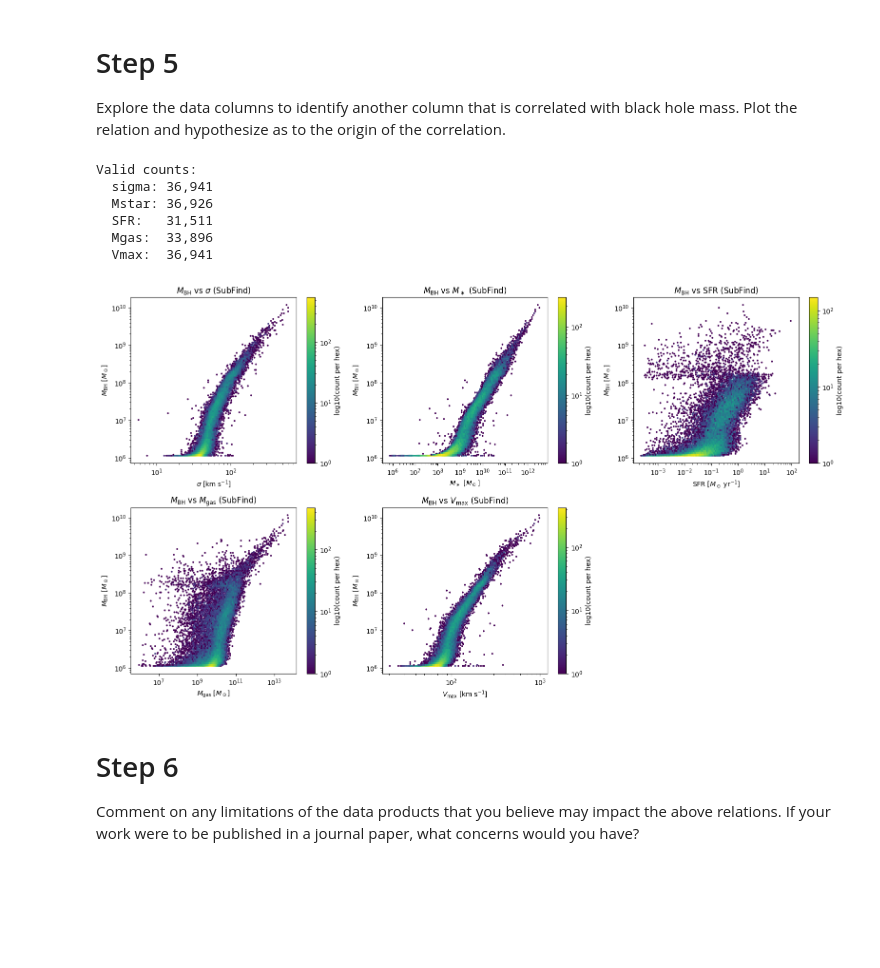
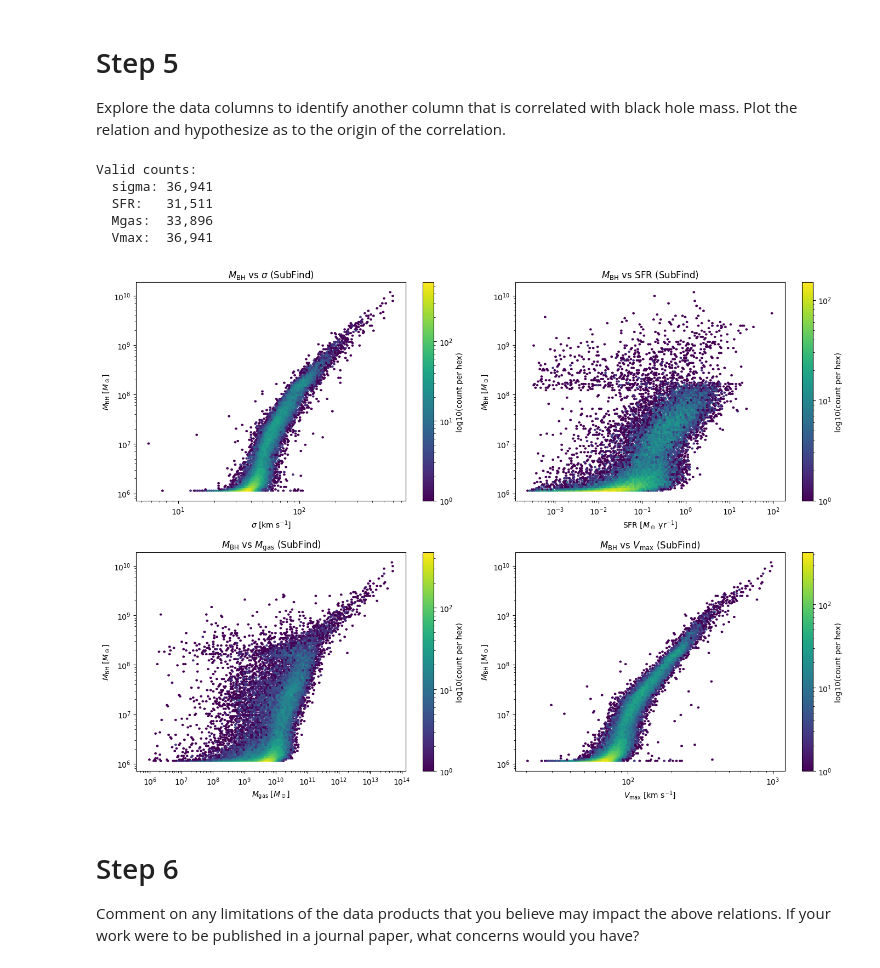
Before and after one commit to zangston/ASTR-5140, a Jupyter notebook: project3/project3.ipynb, the cells around one changed output. Drawn from its saved outputs; the diff is of its cells as text; code cells hidden in the pictures; blank space fills up the shorter version.

```diff
--- a/project3/project3.ipynb
+++ b/project3/project3.ipynb
@@ -22,7 +25,7 @@ group_fields = ['GroupMass', 'GroupBHMass', 'Group_M_Crit200']
 groups = il.groupcat.loadHalos(basePath, 99, fields=group_fields)
 
 # Load Subfind group catalog
-subhalo_fields = ['SubhaloMass', 'SubhaloBHMass', 'SubhaloMassType', 'SubhaloVelDisp', 'SubhaloSFRinRad', 'SubhaloVmax']
+subhalo_fields = ['SubhaloMass', 'SubhaloBHMass', 'SubhaloMassType', 'SubhaloVelDisp', 'SubhaloSFRinRad', 'SubhaloVmax', 'SubhaloGrNr', 'SubhaloBHMdot']
 subhalos = il.groupcat.loadSubhalos(basePath, 99, fields=subhalo_fields)
 # %% [markdown]
 ## Step 1
@@ -272,19 +275,17 @@ the relation and hypothesize as to the origin of the correlation.
 # %%
 # -----------------------------------------
 # STEP 5 — Explore correlations with MBH
-# Panels: sigma, M*, SFR, Mgas, Vmax
+# Panels: sigma, SFR, Mgas, Vmax
 # -----------------------------------------
-#  - SubhaloVelDisp (sigma): M_BH–sigma relation supported by literature. sigma traces central potential depth.
-#  - Stellar mass (M*): feels self explanatory; links BH growth to galaxy buildup
-#  - SFR: tests whether BH mass tracks ongoing star formation
-#  - Gas mass (Mgas): does BH mass correlate with gas reservoir for star formation?
-#  - Vmax: traces halo/galaxy potential depth
+#  - SubhaloVelDisp (sigma): classic M_BH–sigma relation
+#  - SFR: does BH mass correlate with ongoing star formation?
+#  - Gas mass (Mgas): correlation with cold gas reservoir?
+#  - Vmax: traces depth of potential well
 
 MBH = subhalos["SubhaloBHMass"] * 1e10 / h  # Msun
 
 sigma = subhalos["SubhaloVelDisp"]          # km/s
-Mstar = subhalos["SubhaloMassType"][:, 4] * 1e10 / h  # Type 4 = stars, Msun
-SFR   = subhalos["SubhaloSFRinRad"]              # Msun/yr
+SFR   = subhalos["SubhaloSFRinRad"]         # Msun/yr
 Mgas  = subhalos["SubhaloMassType"][:, 0] * 1e10 / h  # Type 0 = gas, Msun
 Vmax  = subhalos["SubhaloVmax"]             # km/s
 
@@ -294,24 +295,22 @@ def finite_pos(*arrs):
         m &= np.isfinite(a) & (a > 0)
     return m
 
-# Masks for each panel (ensure log-safe)
+# Masks for each panel (log-safe)
 m_sigma = finite_pos(sigma, MBH)
-m_star  = finite_pos(Mstar, MBH)
 m_sfr   = finite_pos(SFR, MBH)
 m_gas   = finite_pos(Mgas, MBH)
 m_vmax  = finite_pos(Vmax, MBH)
 
 print(f"Valid counts:")
 print(f"  sigma: {m_sigma.sum():,}")
-print(f"  Mstar: {m_star.sum():,}")
 print(f"  SFR:   {m_sfr.sum():,}")
 print(f"  Mgas:  {m_gas.sum():,}")
 print(f"  Vmax:  {m_vmax.sum():,}")
 
-fig, axes = plt.subplots(2, 3, figsize=(16, 9))
+fig, axes = plt.subplots(2, 2, figsize=(14, 10))
 axes = axes.ravel()
 
-# Helper to make consistent hexbin + colorbar
+# Helper for consistent hexbin panels
 def hexpanel(ax, x, y, mask, xlabel, title, xlog=True, ylog=True, gridsize=140):
     hb = ax.hexbin(
         x[mask], y[mask],
@@ -323,64 +322,47 @@ def hexpanel(ax, x, y, mask, xlabel, title, xlog=True, ylog=True, gridsize=140):
     ax.set_xlabel(xlabel)
     ax.set_ylabel(r"$M_{\rm BH}$ [$M_\odot$]")
     ax.set_title(title)
     cbar = fig.colorbar(hb, ax=ax)
     cbar.set_label("log10(count per hex)")
     return hb
 
 # 1) MBH vs sigma
 hexpanel(
     axes[0], sigma, MBH, m_sigma,
     xlabel=r"$\sigma$ [km s$^{-1}$]",
-    title=r"$M_{\rm BH}$ vs $\sigma$ (SubFind)",
-    xlog=True, ylog=True
+    title=r"$M_{\rm BH}$ vs $\sigma$ (SubFind)"
 )
 
-# 2) MBH vs stellar mass
+# 2) MBH vs SFR
 hexpanel(
-    axes[1], Mstar, MBH, m_star,
-    xlabel=r"$M_\ast$ [${M_\odot}$]",
-    title=r"$M_{\rm BH}$ vs $M_\ast$ (SubFind)",
-    xlog=True, ylog=True
+    axes[1], SFR, MBH, m_sfr,
+    xlabel=r"SFR [$M_\odot$ yr$^{-1}$]",
+    title=r"$M_{\rm BH}$ vs SFR (SubFind)"
 )
 
-# 3) MBH vs SFR  (often has lots of zeros, but mask removed them)
-# SFR spans many decades; log is usually still best.
+# 3) MBH vs gas mass
 hexpanel(
-    axes[2], SFR, MBH, m_sfr,
-    xlabel=r"SFR [${M_\odot}$ yr$^{-1}$]",
-    title=r"$M_{\rm BH}$ vs SFR (SubFind)",
-    xlog=True, ylog=True
+    axes[2], Mgas, MBH, m_gas,
+    xlabel=r"$M_{\rm gas}$ [$M_\odot$]",
+    title=r"$M_{\rm BH}$ vs $M_{\rm gas}$ (SubFind)"
 )
 
-# 4) MBH vs gas mass
+# 4) MBH vs Vmax
 hexpanel(
-    axes[3], Mgas, MBH, m_gas,
-    xlabel=r"$M_{\rm gas}$ [${M_\odot}$]",
-    title=r"$M_{\rm BH}$ vs $M_{\rm gas}$ (SubFind)",
-    xlog=True, ylog=True
+    axes[3], Vmax, MBH, m_vmax,
+    xlabel=r"$V_{\max}$ [km s$^{-1}$]",
+    title=r"$M_{\rm BH}$ vs $V_{\max}$ (SubFind)"
 )
-
-# 5) MBH vs Vmax
-hexpanel(
-    axes[4], Vmax, MBH, m_vmax,
-    xlabel=r"$V_{\max}$ [km s$^{-1}$]",
-    title=r"$M_{\rm BH}$ vs $V_{\max}$ (SubFind)",
-    xlog=True, ylog=True
-)
-
-# 6th panel unused, hide
-axes[5].axis("off")
 
 plt.tight_layout()
 plt.show()
 # %% [output]
 Valid counts:
   sigma: 36,941
-  Mstar: 36,926
   SFR:   31,511
   Mgas:  33,896
   Vmax:  36,941
-[figure, old version]
+[figure, new version]
 # %% [markdown]
 # Step 6
 Comment on any limitations of the data products that you believe may impact the above
```
Also changed, not shown: parts of 11 cells of this notebook.
